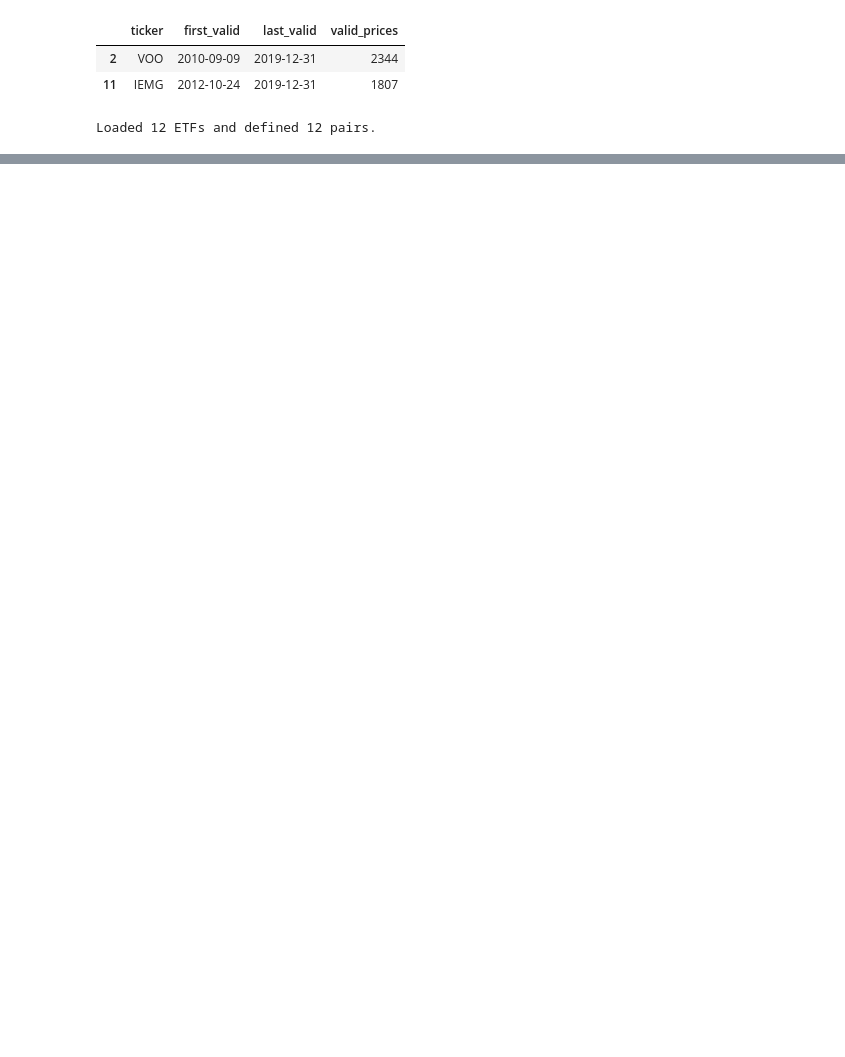
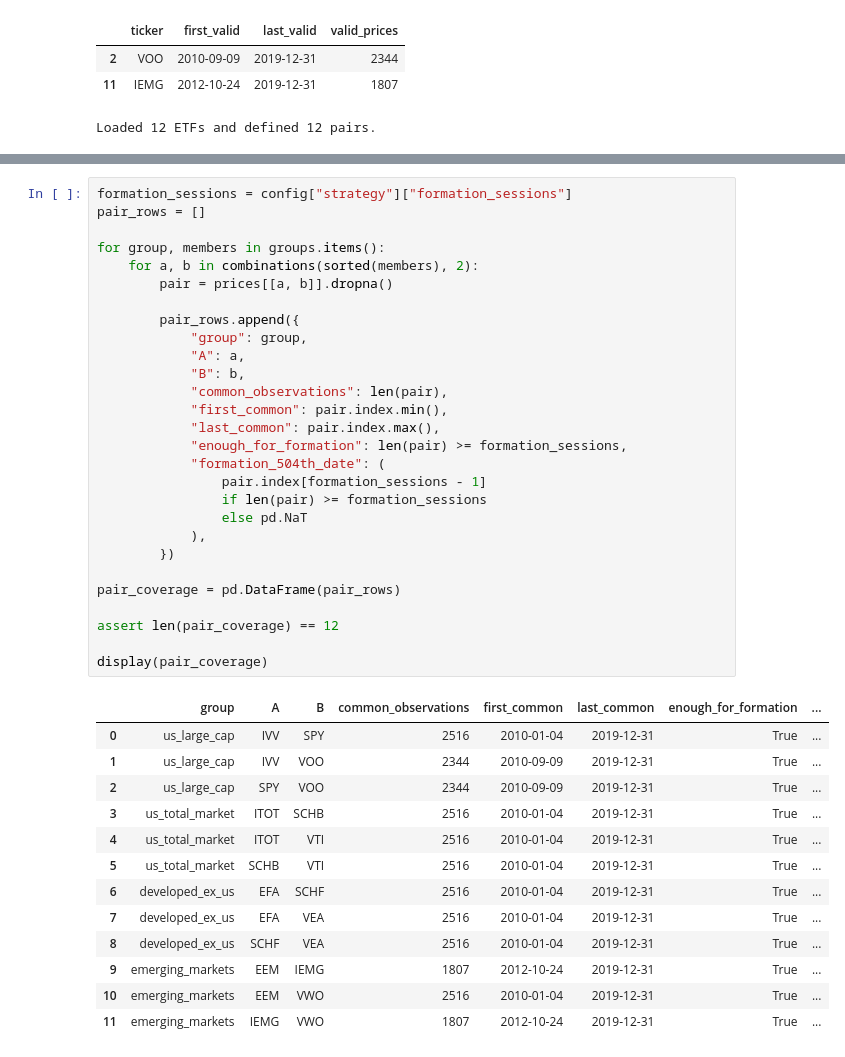
Before and after one commit to tumlumtala1610-creator/pairs-trading-research, a Jupyter notebook: notebooks/01_data_quality.ipynb, the cells around one changed output, grey strips where cells are left out. Cells and saved outputs as stored; diff of their text form; blank space fills up the shorter version.

```diff
--- a/notebooks/01_data_quality.ipynb
+++ b/notebooks/01_data_quality.ipynb
@@ -345,0 +647,42 @@ Loaded 12 ETFs and defined 12 pairs.
+# %%
+formation_sessions = config["strategy"]["formation_sessions"]
+pair_rows = []
+
+for group, members in groups.items():
+    for a, b in combinations(sorted(members), 2):
+        pair = prices[[a, b]].dropna()
+
+        pair_rows.append({
+            "group": group,
+            "A": a,
+            "B": b,
+            "common_observations": len(pair),
+            "first_common": pair.index.min(),
+            "last_common": pair.index.max(),
+            "enough_for_formation": len(pair) >= formation_sessions,
+            "formation_504th_date": (
+                pair.index[formation_sessions - 1]
+                if len(pair) >= formation_sessions
+                else pd.NaT
+            ),
+        })
+
+pair_coverage = pd.DataFrame(pair_rows)
+
+assert len(pair_coverage) == 12
+
+display(pair_coverage)
+# %% [output]
+|  | group | A | B | common_observations | first_common | last_common | enough_for_formation | ... |
+| 0 | us_large_cap | IVV | SPY | 2516 | 2010-01-04 | 2019-12-31 | True | ... |
+| 1 | us_large_cap | IVV | VOO | 2344 | 2010-09-09 | 2019-12-31 | True | ... |
+| 2 | us_large_cap | SPY | VOO | 2344 | 2010-09-09 | 2019-12-31 | True | ... |
+| 3 | us_total_market | ITOT | SCHB | 2516 | 2010-01-04 | 2019-12-31 | True | ... |
+| 4 | us_total_market | ITOT | VTI | 2516 | 2010-01-04 | 2019-12-31 | True | ... |
+| 5 | us_total_market | SCHB | VTI | 2516 | 2010-01-04 | 2019-12-31 | True | ... |
+| 6 | developed_ex_us | EFA | SCHF | 2516 | 2010-01-04 | 2019-12-31 | True | ... |
+| 7 | developed_ex_us | EFA | VEA | 2516 | 2010-01-04 | 2019-12-31 | True | ... |
+| 8 | developed_ex_us | SCHF | VEA | 2516 | 2010-01-04 | 2019-12-31 | True | ... |
+| 9 | emerging_markets | EEM | IEMG | 1807 | 2012-10-24 | 2019-12-31 | True | ... |
+| 10 | emerging_markets | EEM | VWO | 2516 | 2010-01-04 | 2019-12-31 | True | ... |
+| 11 | emerging_markets | IEMG | VWO | 1807 | 2012-10-24 | 2019-12-31 | True | ... |
```
Also changed, not shown: parts of 15 cells of this notebook, 11 other files.
